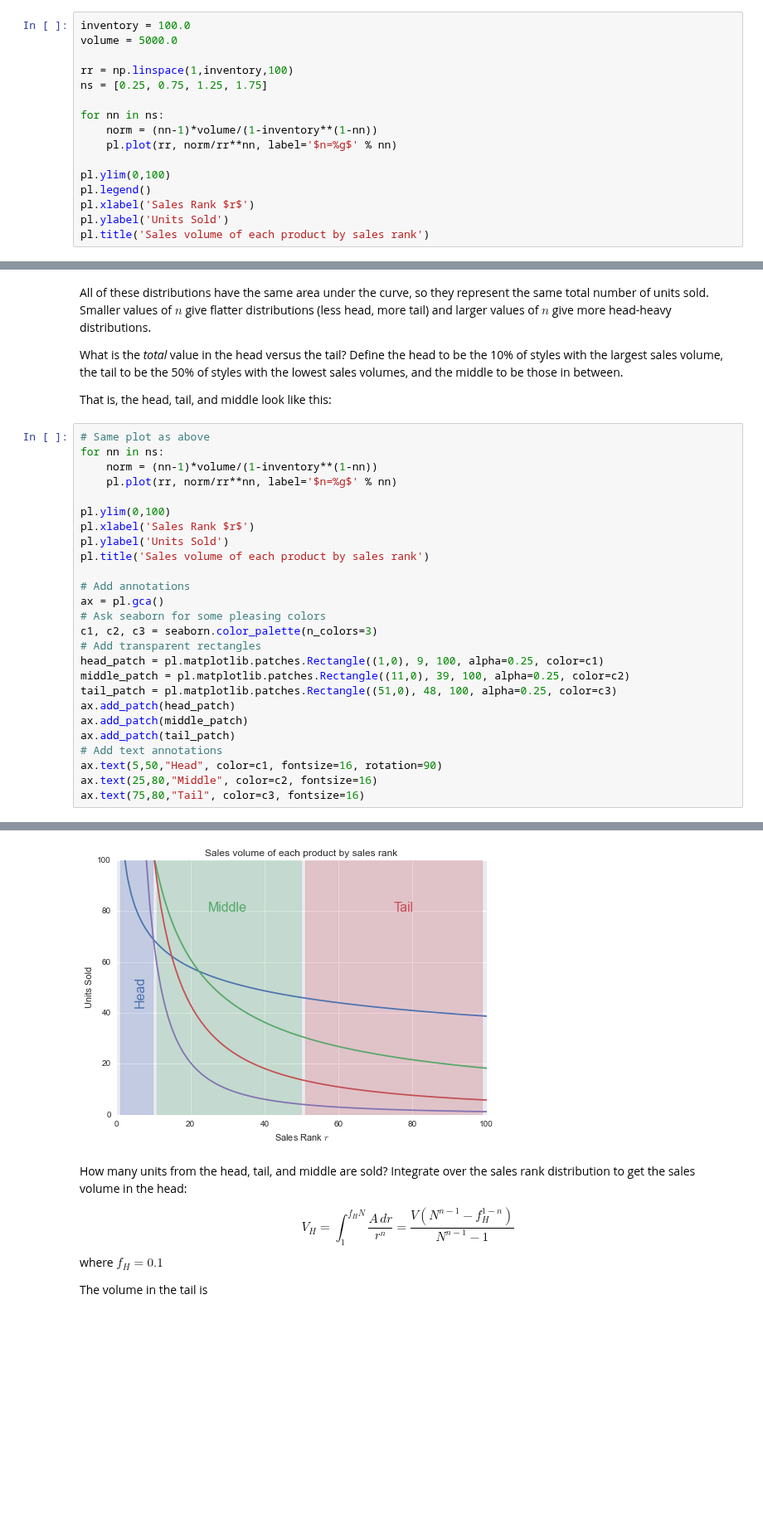
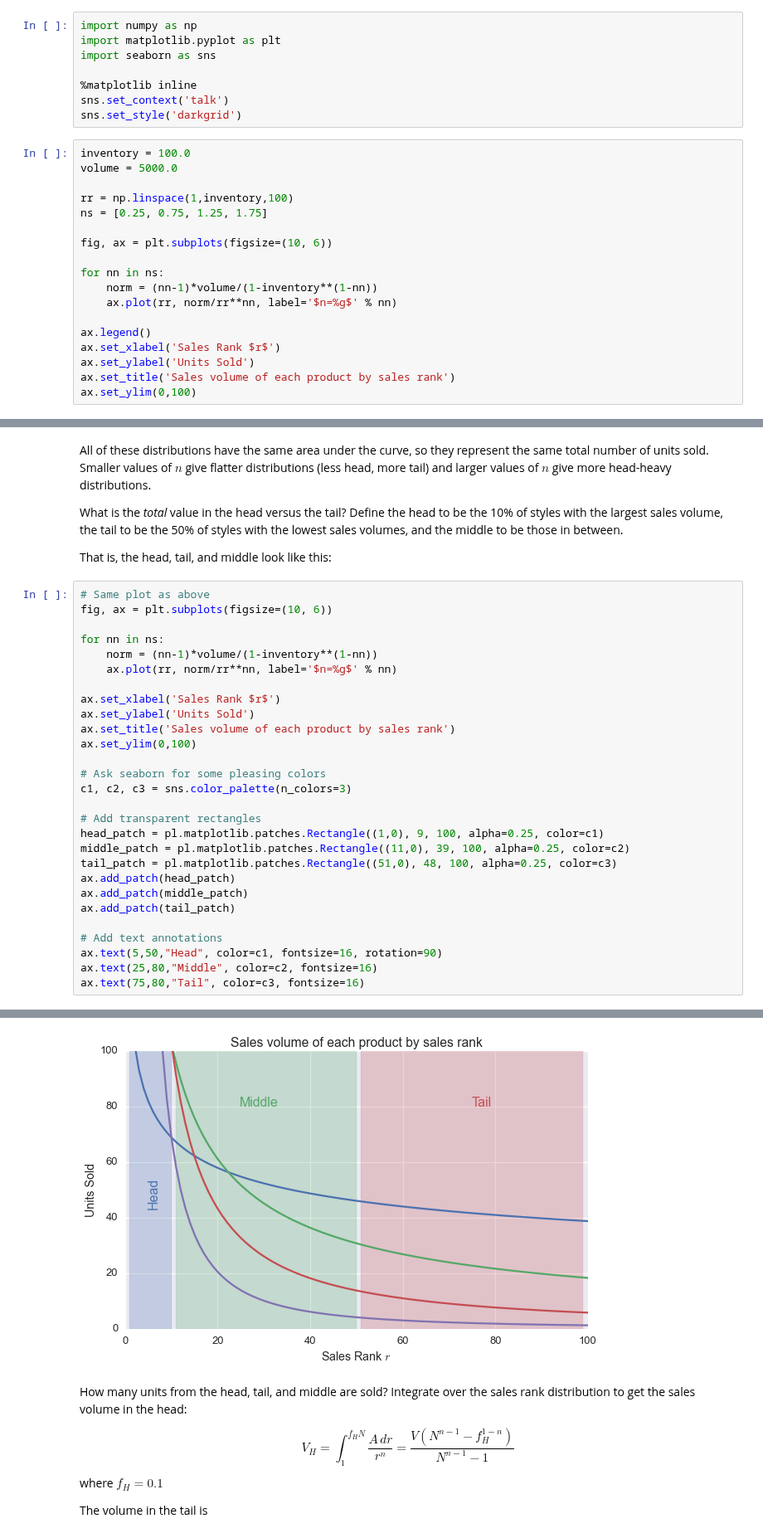
Before and after one commit to stitchfix/Algorithms-Notebooks, a Jupyter notebook: Long-Tails.ipynb, the cells around one changed output, grey strips where cells are left out. Shown at 83% size. Saved outputs shown, nothing was run; the diff lists cells and outputs as text; blank space fills up the shorter version.

```diff
--- a/Long-Tails.ipynb
+++ b/Long-Tails.ipynb
@@ -43,3 +38,11 @@ import seaborn
+# %%
+import numpy as np
+import matplotlib.pyplot as plt
+import seaborn as sns
+
+%matplotlib inline
+sns.set_context('talk')
+sns.set_style('darkgrid')
 # %%
 inventory = 100.0
 volume = 5000.0
@@ -47,13 +50,15 @@ volume = 5000.0
 rr = np.linspace(1,inventory,100)
 ns = [0.25, 0.75, 1.25, 1.75]
 
+fig, ax = plt.subplots(figsize=(10, 6))
+
 for nn in ns:
     norm = (nn-1)*volume/(1-inventory**(1-nn))
-    pl.plot(rr, norm/rr**nn, label='$n=%g$' % nn)
+    ax.plot(rr, norm/rr**nn, label='$n=%g$' % nn)
 
-pl.ylim(0,100)
-pl.legend()
-pl.xlabel('Sales Rank $r$')
-pl.ylabel('Units Sold')
-pl.title('Sales volume of each product by sales rank')
+ax.legend()
+ax.set_xlabel('Sales Rank $r$')
+ax.set_ylabel('Units Sold')
+ax.set_title('Sales volume of each product by sales rank')
+ax.set_ylim(0,100)
 # %% [output]
@@ -67,33 +72,35 @@ What is the _total_ value in the head versus the tail?  Define the head to be th
 That is, the head, tail, and middle look like this:
 # %%
 # Same plot as above
+fig, ax = plt.subplots(figsize=(10, 6))
+
 for nn in ns:
     norm = (nn-1)*volume/(1-inventory**(1-nn))
-    pl.plot(rr, norm/rr**nn, label='$n=%g$' % nn)
+    ax.plot(rr, norm/rr**nn, label='$n=%g$' % nn)
 
-pl.ylim(0,100)
-pl.xlabel('Sales Rank $r$')
-pl.ylabel('Units Sold')
-pl.title('Sales volume of each product by sales rank')
+ax.set_xlabel('Sales Rank $r$')
+ax.set_ylabel('Units Sold')
+ax.set_title('Sales volume of each product by sales rank')
+ax.set_ylim(0,100)
 
-# Add annotations
-ax = pl.gca()
 # Ask seaborn for some pleasing colors
-c1, c2, c3 = seaborn.color_palette(n_colors=3)
+c1, c2, c3 = sns.color_palette(n_colors=3)
+
 # Add transparent rectangles
 head_patch = pl.matplotlib.patches.Rectangle((1,0), 9, 100, alpha=0.25, color=c1)
 middle_patch = pl.matplotlib.patches.Rectangle((11,0), 39, 100, alpha=0.25, color=c2)
 tail_patch = pl.matplotlib.patches.Rectangle((51,0), 48, 100, alpha=0.25, color=c3)
 ax.add_patch(head_patch)
 ax.add_patch(middle_patch)
 ax.add_patch(tail_patch)
+
 # Add text annotations
 ax.text(5,50,"Head", color=c1, fontsize=16, rotation=90)
 ax.text(25,80,"Middle", color=c2, fontsize=16)
 ax.text(75,80,"Tail", color=c3, fontsize=16)
 # %% [output]
 <matplotlib.text.Text at 0x...>
-[figure, old version]
+[figure, new version]
 # %% [markdown]
 How many units from the head, tail, and middle are sold?  Integrate over the sales rank distribution to get the sales volume in the head:
 
```
Also changed, not shown: parts of 4 cells of this notebook.
